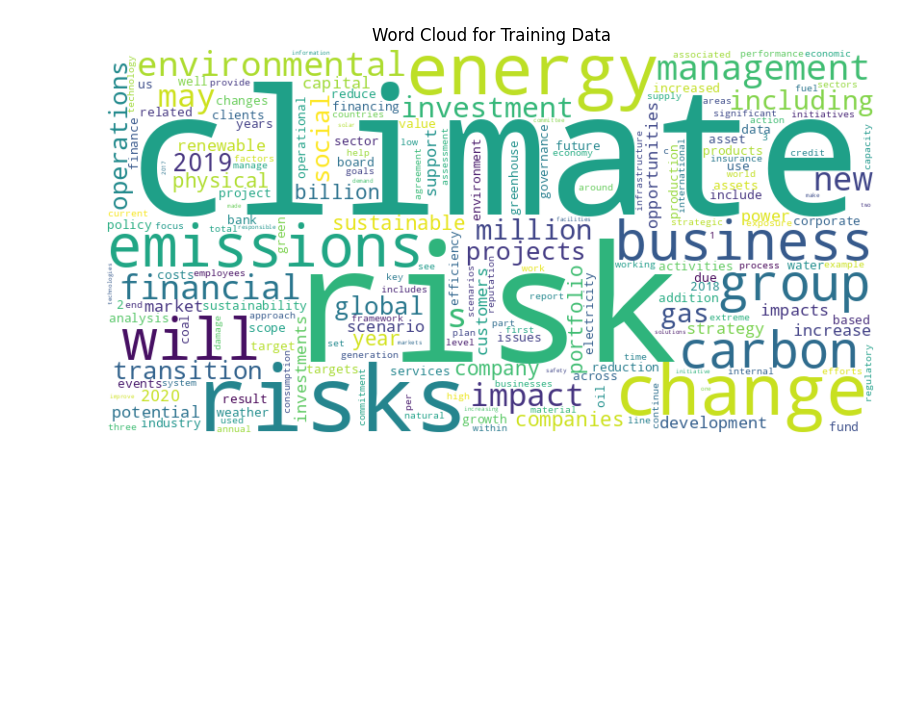
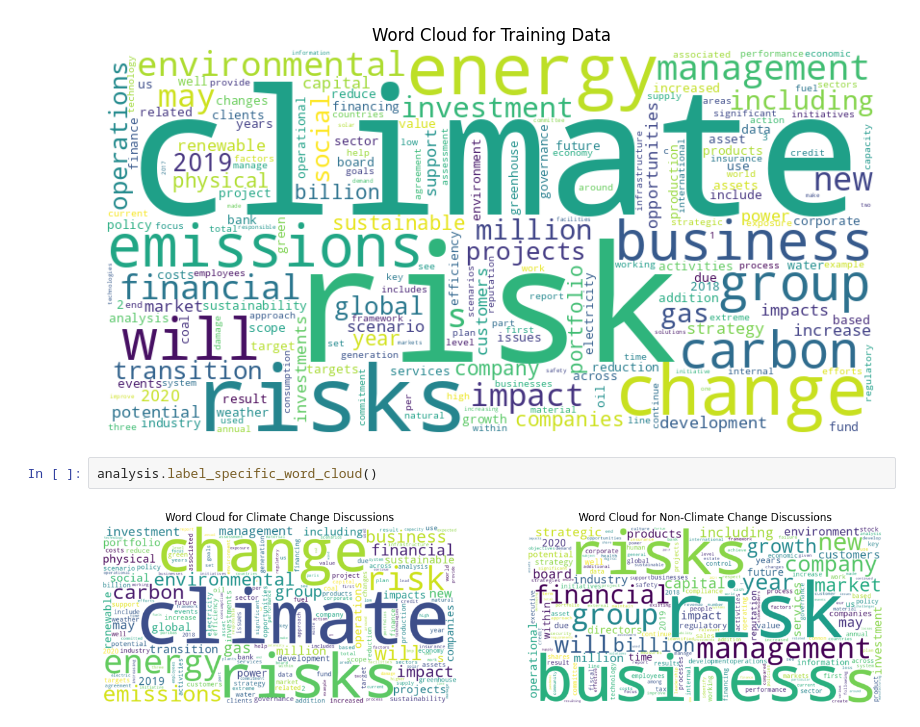
Before and after one commit to harsha5428/LLM, a Jupyter notebook: Assign3_final.ipynb, the cells around one changed output. Drawn from its saved outputs; the diff is of its cells as text; blank space fills up the shorter version.

```diff
--- a/Assign3_final.ipynb
+++ b/Assign3_final.ipynb
@@ -120,3 +166,7 @@ analysis.text_length_distribution()
 analysis.word_cloud()
 # %% [output]
 [figure]
+# %%
+analysis.label_specific_word_cloud()
+# %% [output]
+[figure, added]
```
Also changed, not shown: parts of 2 cells of this notebook.
